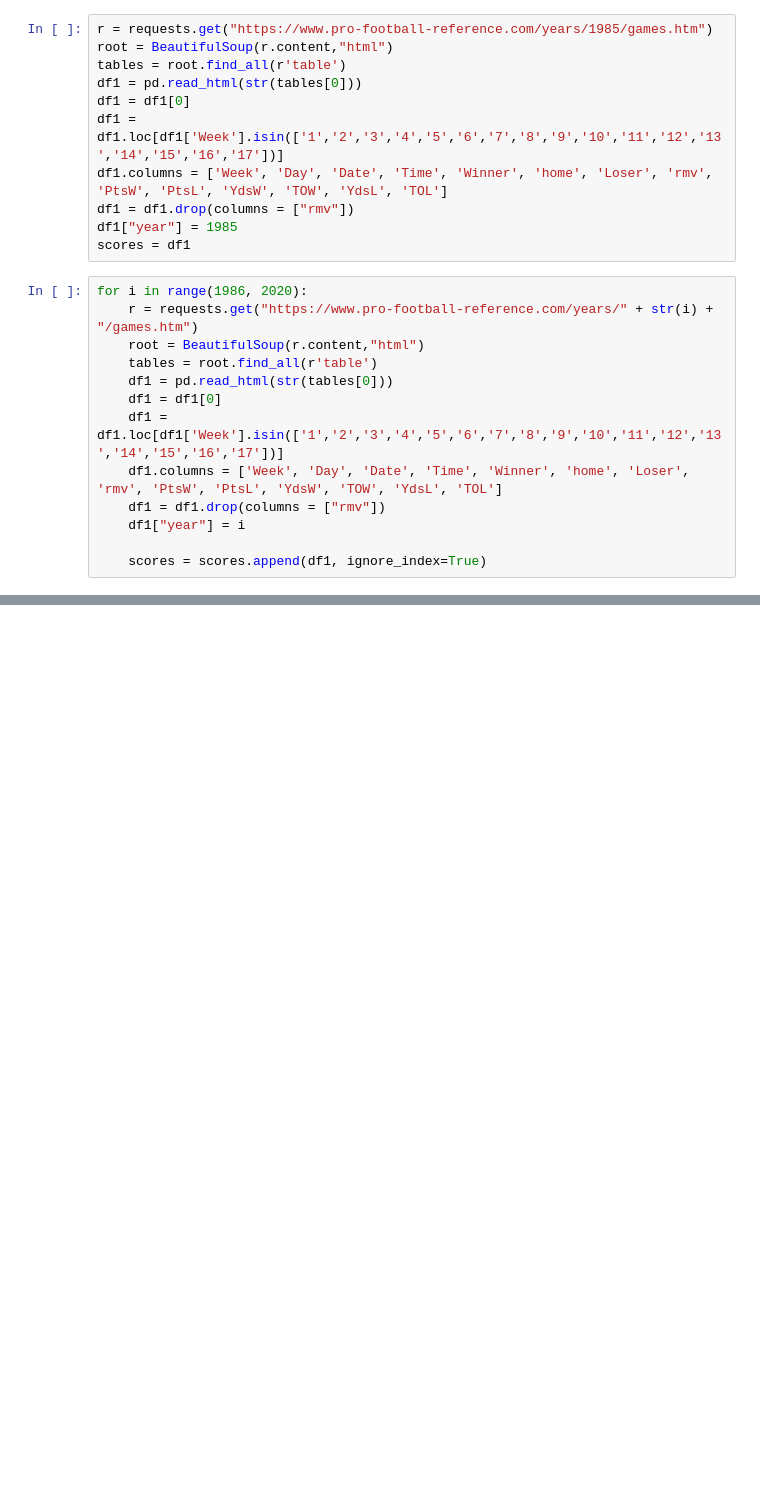
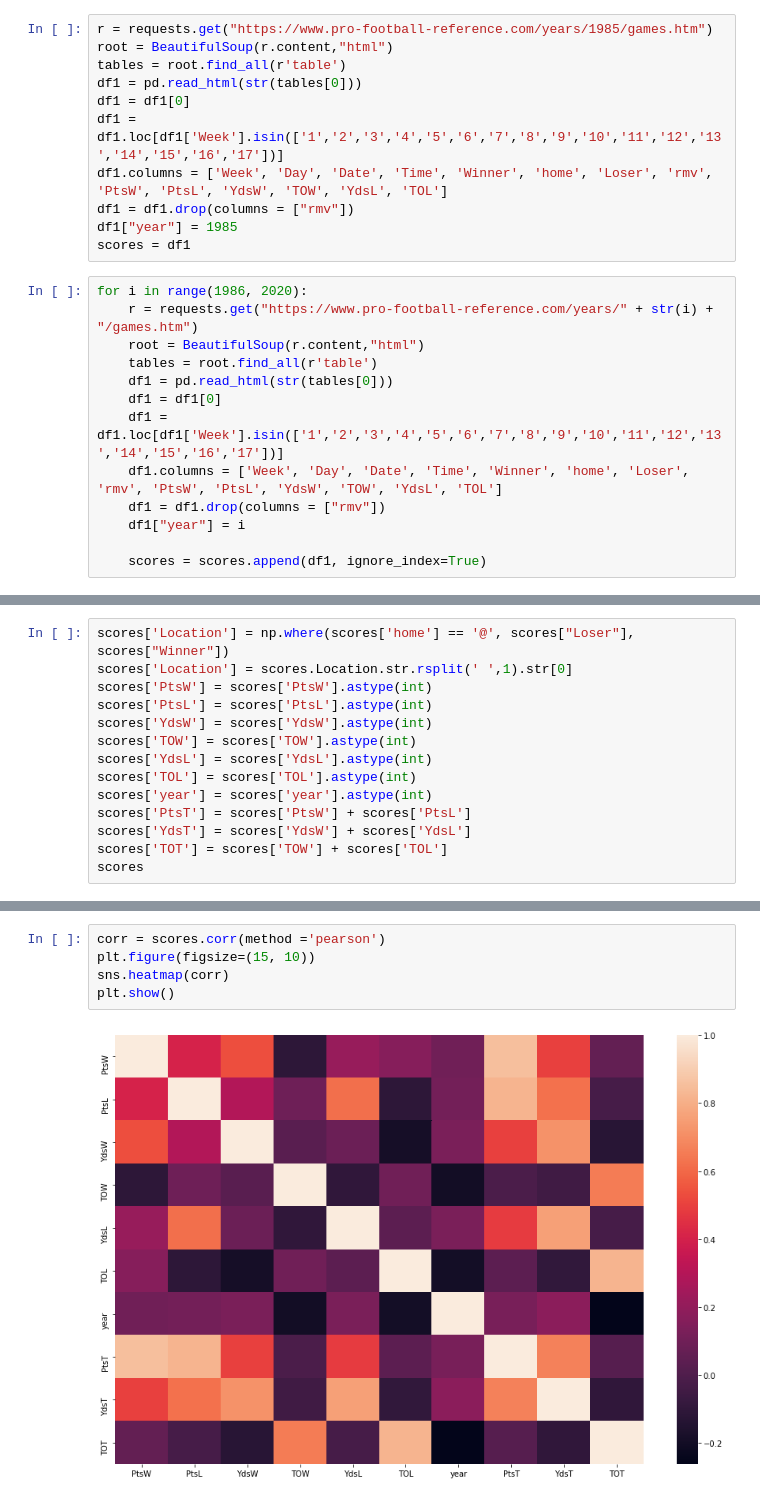
Before and after one commit to jacsho1/jacsho1.github.io, a Jupyter notebook: project.ipynb, the cells around one changed output, grey strips where cells are left out. Saved outputs shown, nothing was run; the diff lists cells and outputs as text; blank space fills up the shorter version.

Commit message:
Cleaned data more and did some basic visualization. Ignore two commentented out datasets, we're not using them.

```diff
--- a/project.ipynb
+++ b/project.ipynb
@@ -93,0 +50,14 @@ scores
+# %%
+scores['Location'] = np.where(scores['home'] == '@', scores["Loser"], scores["Winner"])
+scores['Location'] = scores.Location.str.rsplit(' ',1).str[0]
+scores['PtsW'] = scores['PtsW'].astype(int)
+scores['PtsL'] = scores['PtsL'].astype(int)
+scores['YdsW'] = scores['YdsW'].astype(int)
+scores['TOW'] = scores['TOW'].astype(int)
+scores['YdsL'] = scores['YdsL'].astype(int)
+scores['TOL'] = scores['TOL'].astype(int)
+scores['year'] = scores['year'].astype(int)
+scores['PtsT'] = scores['PtsW'] + scores['PtsL']
+scores['YdsT'] = scores['YdsW'] + scores['YdsL']
+scores['TOT'] = scores['TOW'] + scores['TOL']
+scores
@@ -93,0 +104,7 @@ scores
+# %%
+corr = scores.corr(method ='pearson')
+plt.figure(figsize=(15, 10))
+sns.heatmap(corr)
+plt.show()
+# %% [output]
+[figure, added]
```
Also changed, not shown: parts of 14 cells of this notebook.
